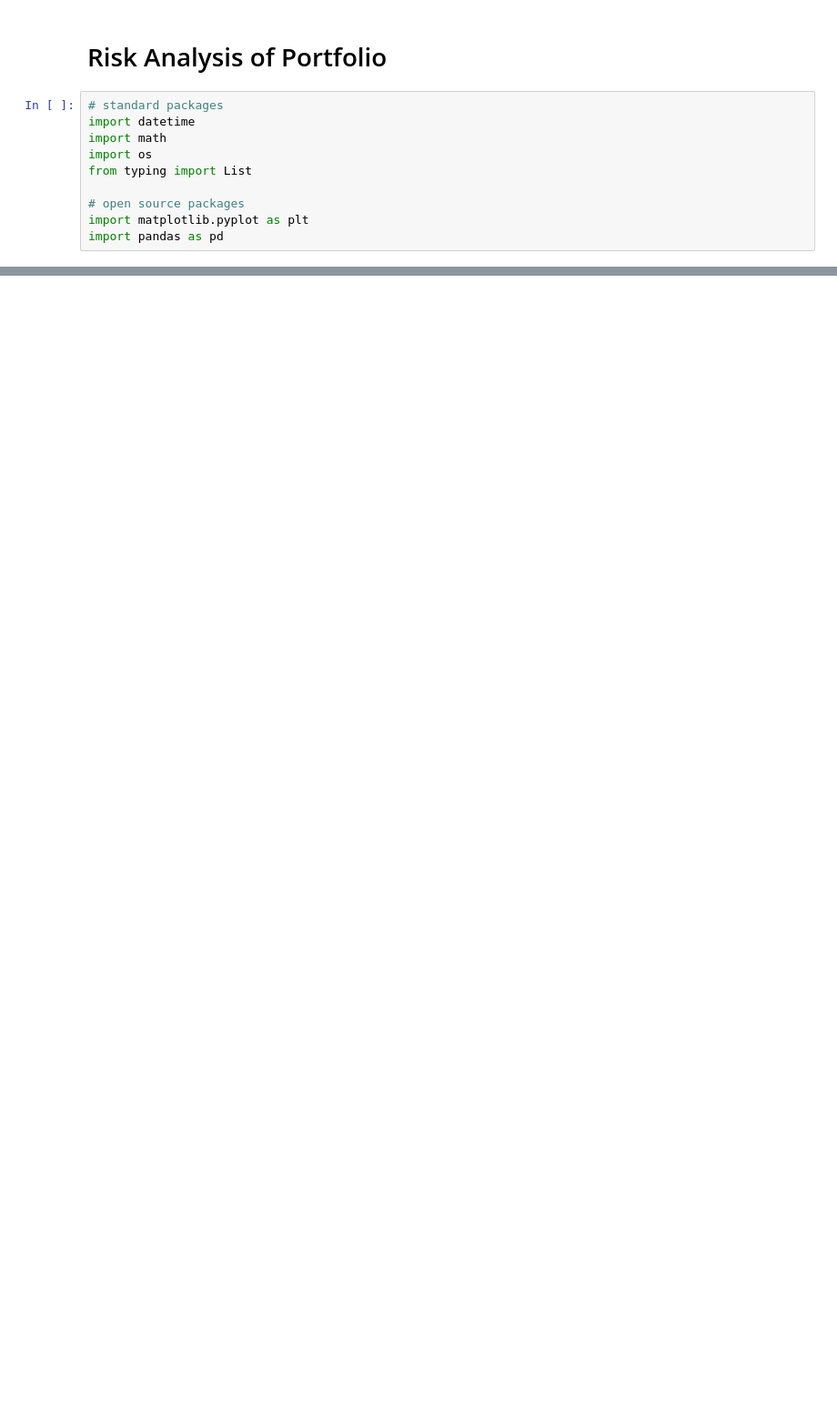
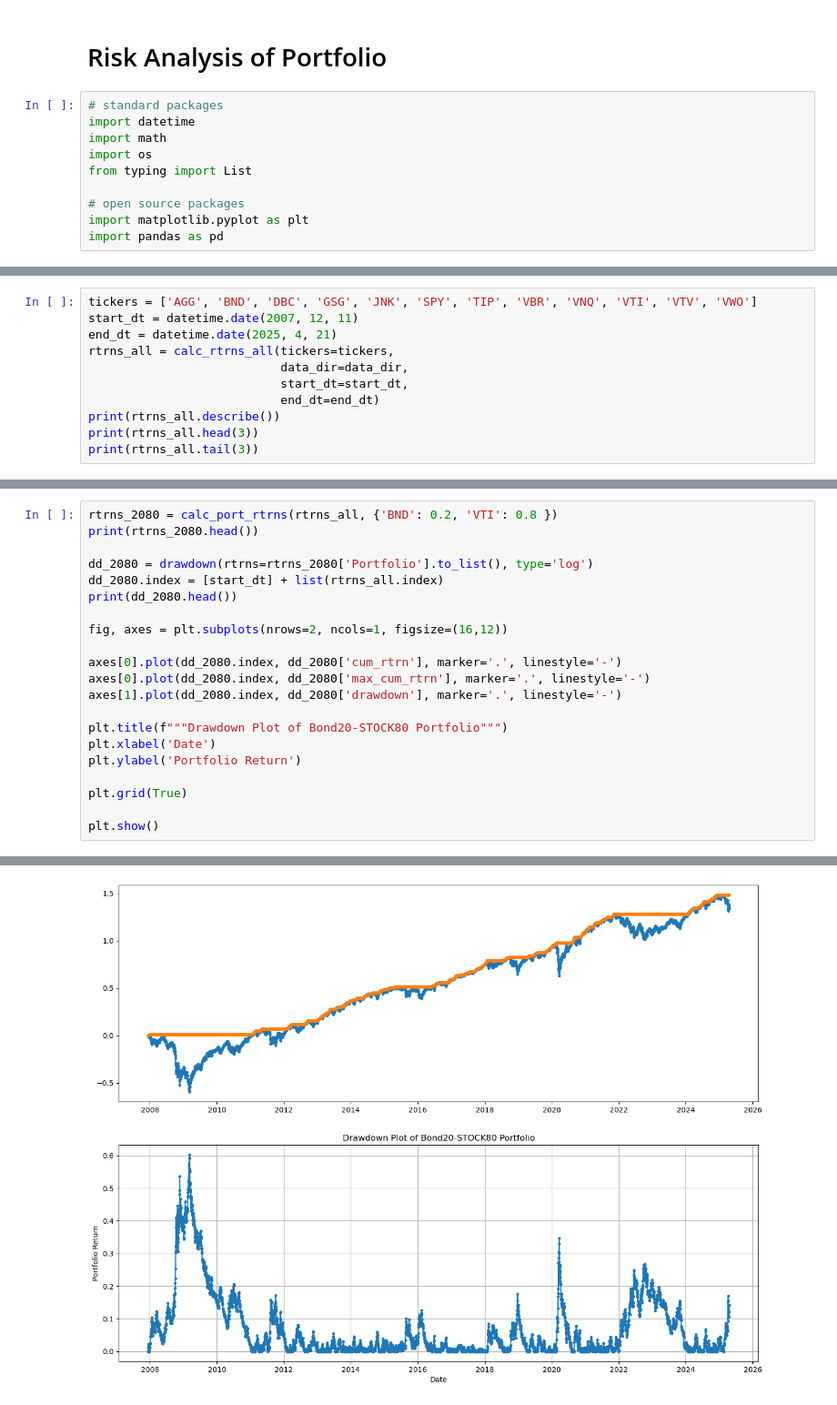
Before and after one commit to quantsummaries/sport, a Jupyter notebook: risk_analysis.ipynb, the cells around one changed output, grey strips where cells are left out. Shown at 91% size. Cells and saved outputs as stored; diff of their text form; blank space fills up the shorter version.

```diff
--- a/risk_analysis.ipynb
+++ b/risk_analysis.ipynb
@@ -90,0 +78,11 @@ DATE
+# %%
+tickers = ['AGG', 'BND', 'DBC', 'GSG', 'JNK', 'SPY', 'TIP', 'VBR', 'VNQ', 'VTI', 'VTV', 'VWO']
+start_dt = datetime.date(2007, 12, 11)
+end_dt = datetime.date(2025, 4, 21)
+rtrns_all = calc_rtrns_all(tickers=tickers,
+                           data_dir=data_dir,
+                           start_dt=start_dt,
+                           end_dt=end_dt)
+print(rtrns_all.describe())
+print(rtrns_all.head(3))
+print(rtrns_all.tail(3))
@@ -90,0 +107,22 @@ DATE
+# %%
+rtrns_2080 = calc_port_rtrns(rtrns_all, {'BND': 0.2, 'VTI': 0.8 })
+print(rtrns_2080.head())
+
+dd_2080 = drawdown(rtrns=rtrns_2080['Portfolio'].to_list(), type='log')
+dd_2080.index = [start_dt] + list(rtrns_all.index)
+print(dd_2080.head())
+
+fig, axes = plt.subplots(nrows=2, ncols=1, figsize=(16,12))
+
+axes[0].plot(dd_2080.index, dd_2080['cum_rtrn'], marker='.', linestyle='-')
+axes[0].plot(dd_2080.index, dd_2080['max_cum_rtrn'], marker='.', linestyle='-')
+axes[1].plot(dd_2080.index, dd_2080['drawdown'], marker='.', linestyle='-')
+
+plt.title(f"""Drawdown Plot of Bond20-STOCK80 Portfolio""")
+plt.xlabel('Date')
+plt.ylabel('Portfolio Return')
+
+plt.grid(True)
+
+plt.show()
+# %% [output]
@@ -90,0 +142 @@ DATE
+[figure, added]
```
Also changed, not shown: parts of 18 cells of this notebook, 30 other files.
